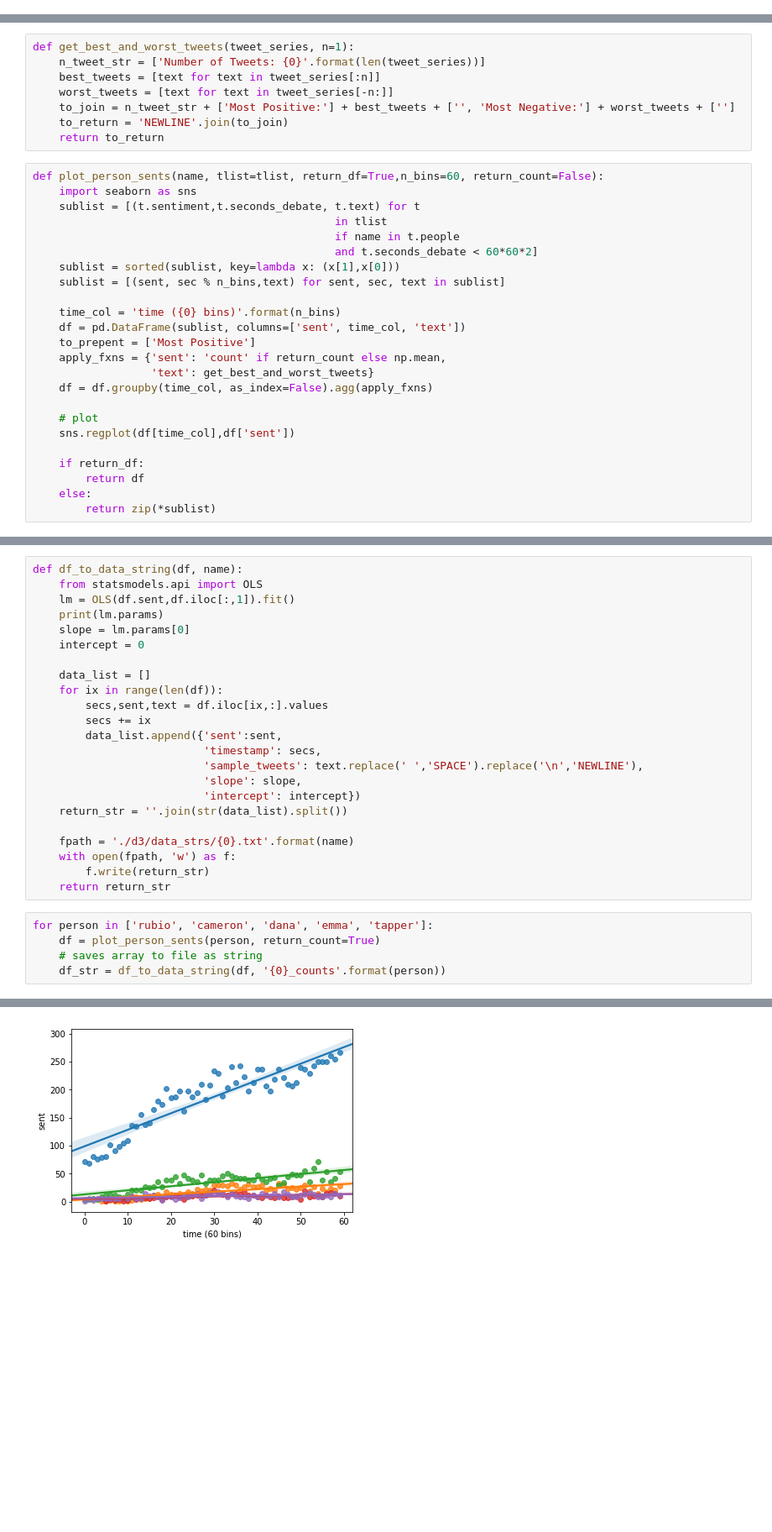
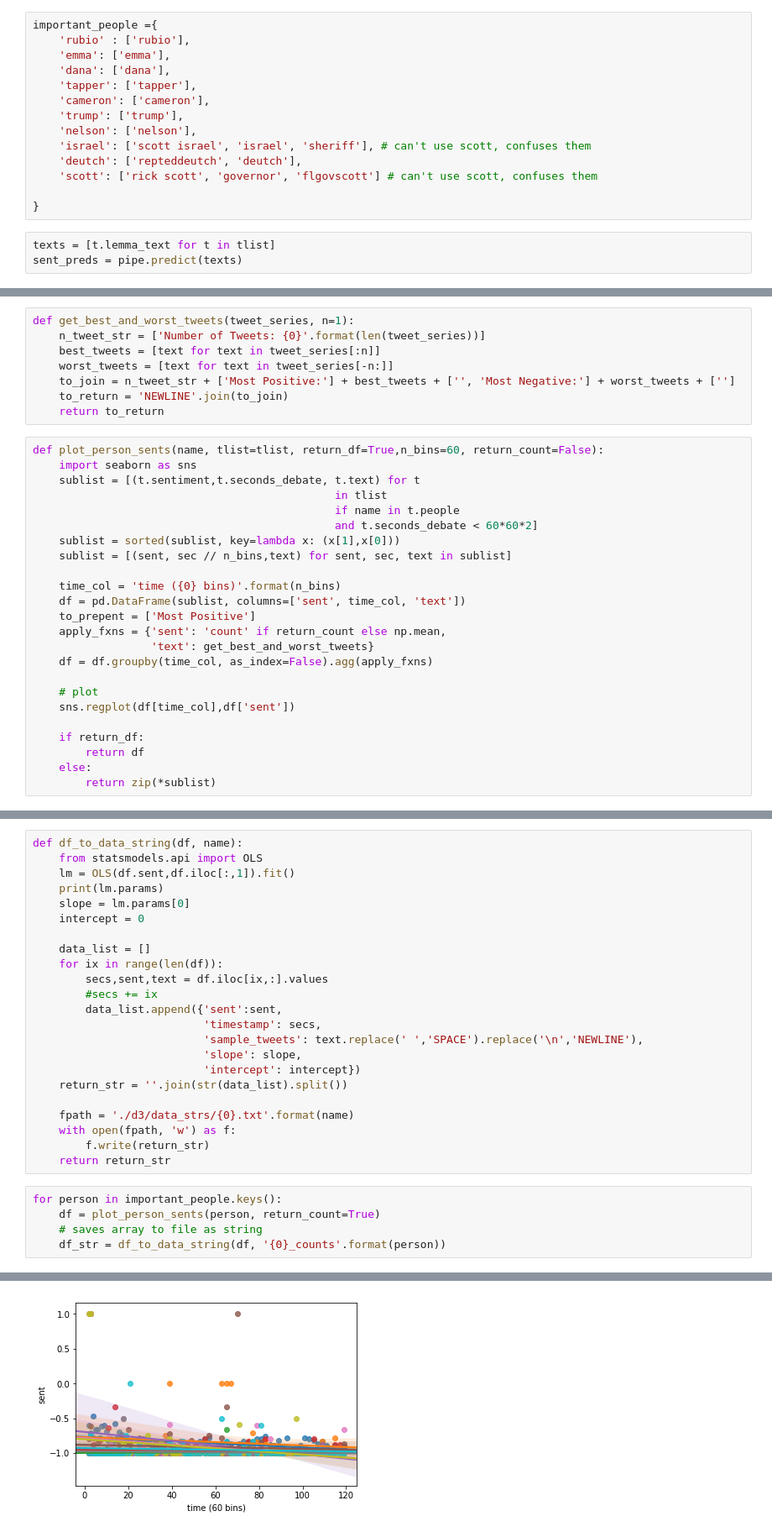
Before and after one commit to bkvillalobos/EDAV_project, a Jupyter notebook: sentiments.ipynb, the cells around one changed output, grey strips where cells are left out. Shown at 84% size. Drawn from its saved outputs; the diff is of its cells as text; blank space fills up the shorter version.

```diff
--- a/sentiments.ipynb
+++ b/sentiments.ipynb
@@ -336,3 +367,20 @@ important_people ={
+# %%
+important_people ={
+    'rubio' : ['rubio'],
+    'emma': ['emma'],
+    'dana': ['dana'],
+    'tapper': ['tapper'],
+    'cameron': ['cameron'],
+    'trump': ['trump'],
+    'nelson': ['nelson'],
+    'israel': ['scott israel', 'israel', 'sheriff'], # can't use scott, confuses them
+    'deutch': ['repteddeutch', 'deutch'],
+    'scott': ['rick scott', 'governor', 'flgovscott'] # can't use scott, confuses them
+
+}
+# %%
+texts = [t.lemma_text for t in tlist]
+sent_preds = pipe.predict(texts)
 # %%
 for ix,t in enumerate(tlist):
     t.sentiment = sent_preds[ix]
@@ -380,7 +406,7 @@ def plot_person_sents(name, tlist=tlist, return_df=True,n_bins=60, return_count=
                                               if name in t.people
                                               and t.seconds_debate < 60*60*2]
     sublist = sorted(sublist, key=lambda x: (x[1],x[0]))
-    sublist = [(sent, sec % n_bins,text) for sent, sec, text in sublist]
+    sublist = [(sent, sec // n_bins,text) for sent, sec, text in sublist]
 
     time_col = 'time ({0} bins)'.format(n_bins)
     df = pd.DataFrame(sublist, columns=['sent', time_col, 'text'])
@@ -430,7 +456,7 @@ def df_to_data_string(df, name):
     data_list = []
     for ix in range(len(df)):
         secs,sent,text = df.iloc[ix,:].values
-        secs += ix
+        #secs += ix
         data_list.append({'sent':sent,
                           'timestamp': secs,
                           'sample_tweets': text.replace(' ','SPACE').replace('\n','NEWLINE'),
@@ -443,7 +469,7 @@ def df_to_data_string(df, name):
         f.write(return_str)
     return return_str
 # %%
-for person in ['rubio', 'cameron', 'dana', 'emma', 'tapper']:
+for person in important_people.keys():
     df = plot_person_sents(person, return_count=True)
     # saves array to file as string
     df_str = df_to_data_string(df, '{0}_counts'.format(person))
@@ -461 +497 @@ dtype: float64
-[figure, old version]
+[figure, new version]
```
Also changed, not shown: parts of 16 cells of this notebook, 12 other files.
